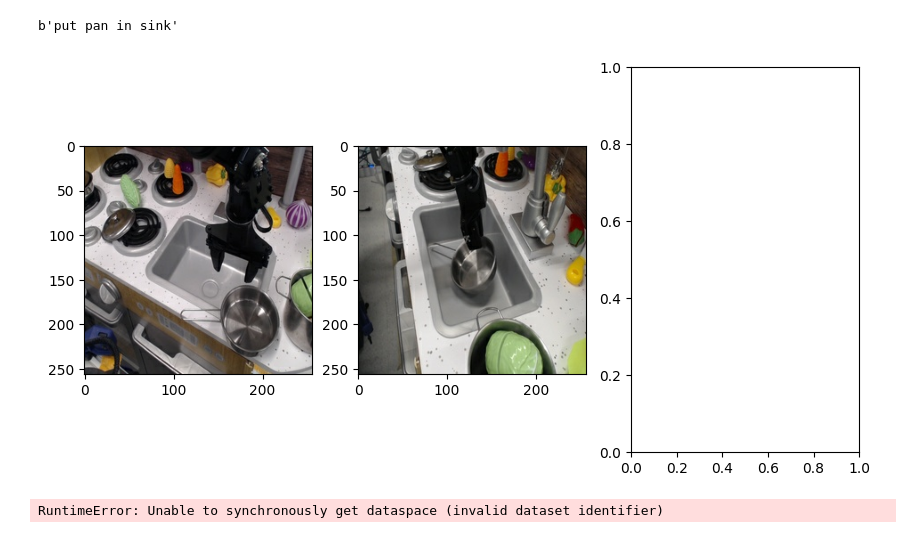
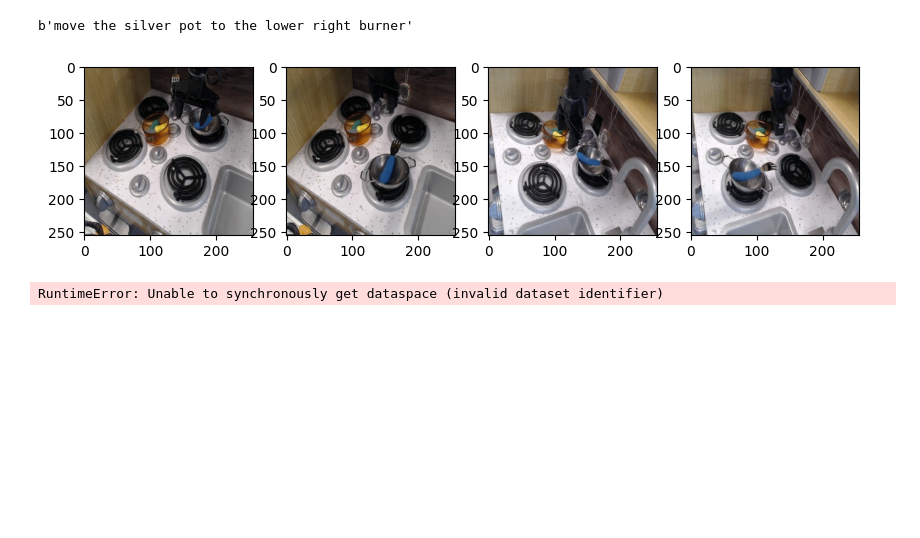
Before and after one commit to QM-IPAlab/LaVA-Man, a Jupyter notebook: data visualization.ipynb, the cells around one changed output. Cells and saved outputs as stored; diff of their text form; code cells hidden in the pictures; blank space fills up the shorter version.

Commit message:
reverse language augmentation, build 4image data,

```diff
--- a/data visualization.ipynb
+++ b/data visualization.ipynb
@@ -4,37 +4,41 @@ import numpy as np
 import matplotlib.pyplot as plt
 # %%
 plt.ion()
-fig, ax = plt.subplots(1, 3, figsize=(10, 5))
-n=31
-file_path = '/data/home/acw694/CLIPort_new_loss/scratch/data_hdf5/bridge_crossview_goal.hdf5'
+fig, ax = plt.subplots(1, 4, figsize=(10, 5))
+n=4
+file_path = '/data/home/acw694/CLIPort_new_loss/scratch/data_hdf5/debug.hdf5'
 
 with h5py.File(file_path, 'r') as hdf:
 
     dataset_name_1 = 'image_s1'  # 替换为实际的名称
     dataset_name_2 = 'image_s2'
-    #dataset_name_3 = 'image_cv'
+    dataset_name_cv1 = 'image_cv1'
+    dataset_name_cv2 = 'image_cv2'
     lang_name = 'language'
 
     images_s1 = hdf[dataset_name_1]
     images_s2 = hdf[dataset_name_2]
-    #images_cv = hdf[dataset_name_3][:100]
+    images_cv1 = hdf[dataset_name_cv1]
+    images_cv2 = hdf[dataset_name_cv2]
 
     lang = hdf[lang_name]
 
     img1 = images_s1[n]
     img2 = images_s2[n]
-    #img3 = images_cv[n]
+    img3 = images_cv1[n]
+    img4 = images_cv2[n]
     l = lang[n]
 
     ax[0].imshow(img1)
     ax[1].imshow(img2)
-    #ax[2].imshow(img3)
+    ax[2].imshow(img3)
+    ax[3].imshow(img4)
 
     plt.draw()
     print(l)
 # %% [output]
-b'put pan in sink'
+b'move the silver pot to the lower right burner'
-[figure, old version]
+[figure, new version]
 # %%
 print(len(images_s2))
 # %% [output]
```
Also changed, not shown: 4 other files.
